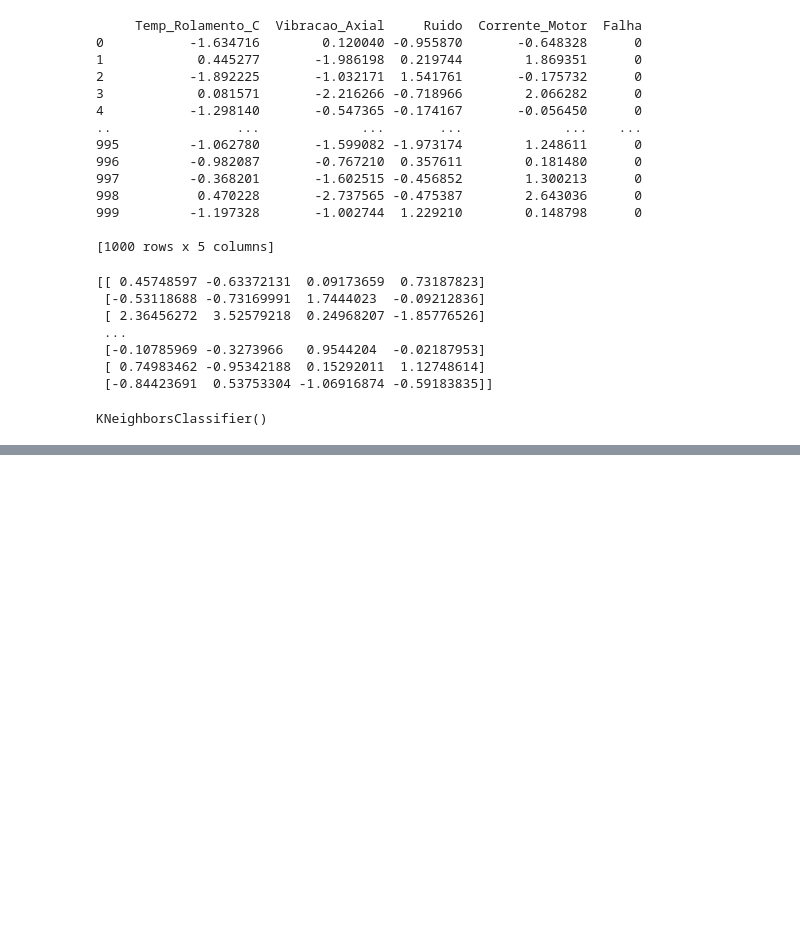
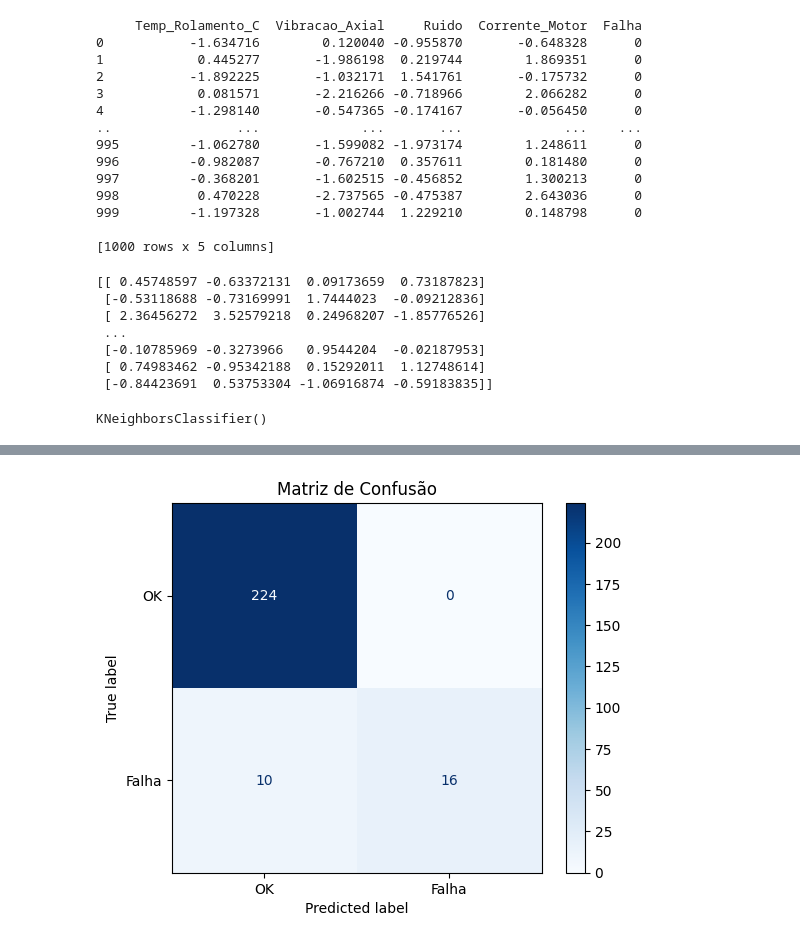
Before and after one commit to andre-savedra/MACHINE-LEARNING-2026, a Jupyter notebook: 1-knn/FirstClass_KNN.ipynb, the cells around one changed output, grey strips where cells are left out. Saved outputs shown, nothing was run; the diff lists cells and outputs as text; code cells hidden in the pictures; blank space fills up the shorter version.

```diff
--- a/1-knn/FirstClass_KNN.ipynb
+++ b/1-knn/FirstClass_KNN.ipynb
@@ -135,0 +139,6 @@ Máquina prestes a falhar!
+# %%
+y_pred = knn.predict(X_test_scaled) # faz a predição com os dados de teste
+
+rate = accuracy_score(y_test,y_pred) # calcula a taxa de acertividade comparando a predição com o real
+
+print(f"Taxa de acertividade: {rate * 100:.2f}%")
@@ -135,0 +162,6 @@ Máquina prestes a falhar!
+# %%
+ConfusionMatrixDisplay.from_predictions(y_test, y_pred, display_labels=['OK', 'Falha'], cmap='Blues')
+plt.title("Matriz de Confusão")
+plt.show()
+# %% [output]
+[figure, added]
```
Also changed, not shown: parts of 5 cells of this notebook.
